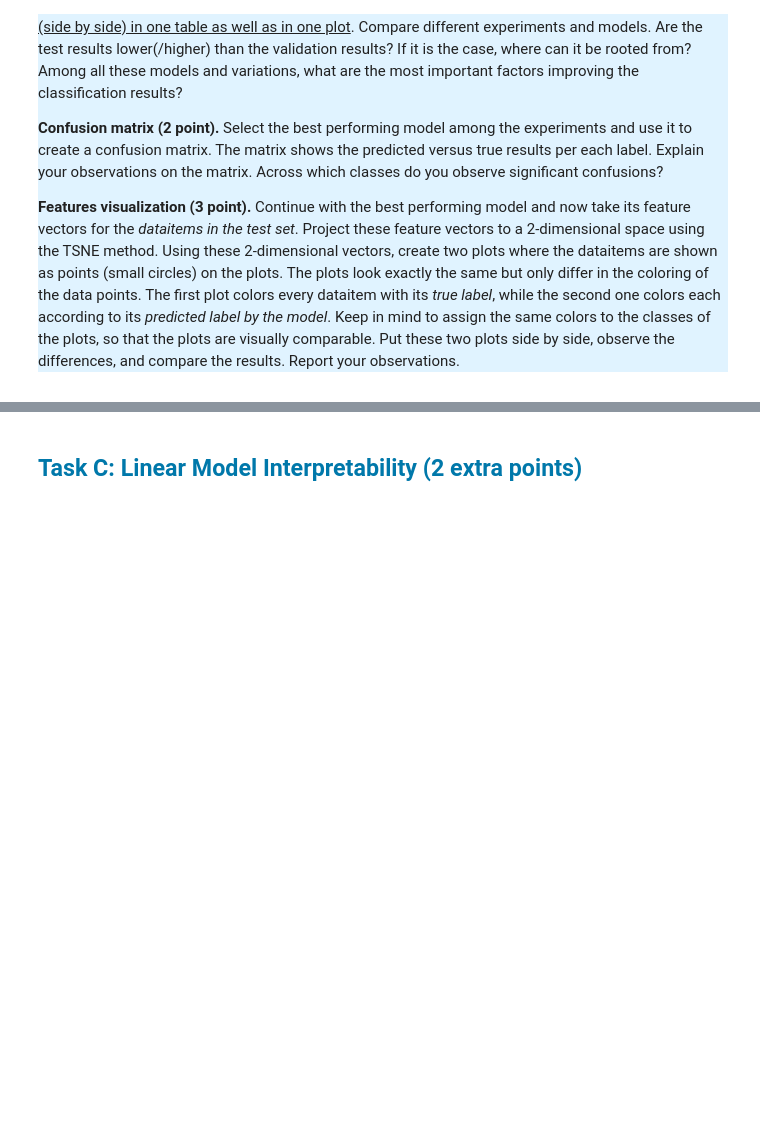
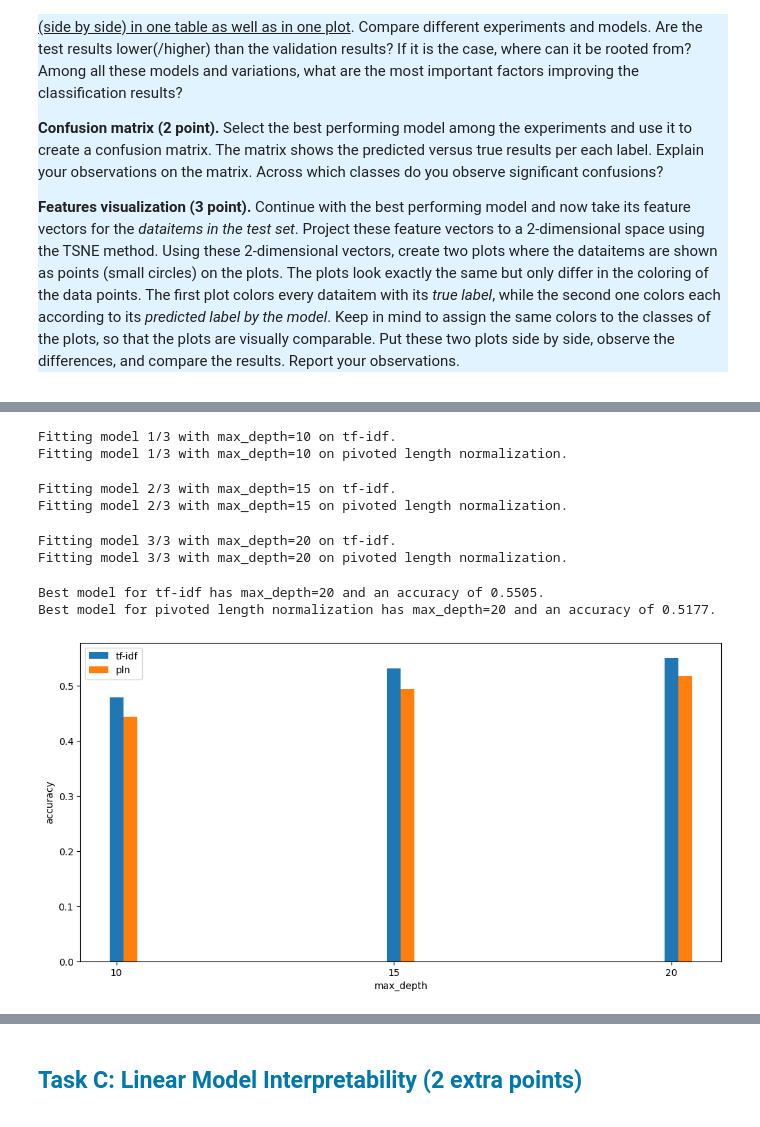
Before and after one commit to th3lias/Natural-Language-Processing, a Jupyter notebook: Assignment 1/Assignment1.ipynb, the cells around one changed output, grey strips where cells are left out. Saved outputs shown, nothing was run; the diff lists cells and outputs as text; code cells hidden in the pictures; blank space fills up the shorter version.

```diff
--- a/Assignment 1/Assignment1.ipynb
+++ b/Assignment 1/Assignment1.ipynb
@@ -448,19 +393,0 @@ Accuracy on test set is 0.7900.
-# %%
-# train a kernel svm model
-from sklearn.svm import SVC
-
-svm = SVC(kernel="rbf", gamma="scale")
-svm.fit(doc_matr_train[:, :-1], doc_matr_train[:, -1].astype(int))
-
-# predict labels for validation set
-pred_val = svm.predict(doc_matr_val[:, :-1])
-pred_val
-
-# calculate accuracy
-acc_val = accuracy_score(doc_matr_val[:, -1].astype(int), pred_val)
-print(f"Accuracy on validation set is {acc_val:.4f}.")
-
-# calculate accuracy on test set
-pred_test = svm.predict(doc_matr_test[:, :-1])
-acc_test = accuracy_score(doc_matr_test[:, -1].astype(int), pred_test)
-print(f"Accuracy on test set is {acc_test:.4f}.")
@@ -470,34 +416,49 @@ Accuracy on test set is 0.6563.
 # %%
-# Logistic Regression and Hyperparameter l1_ratio with ElasticNet regularization
-param_grid = [0., 0.5, 1.]
-current_best_model_tf_idf_lr, current_best_model_pln_lr = None, None
-acc_val_tf_idf_lr, acc_val_pln_lr = [], []
-
+# Decision Tree and Hyperparameter max_depth
+from sklearn.tree import DecisionTreeClassifier
+from sklearn.metrics import accuracy_score
 from tqdm import tqdm
 
-for i, l1_ratio in tqdm(enumerate(param_grid)):
-    log_reg = LogisticRegression(max_iter=700, penalty="elasticnet", l1_ratio=l1_ratio, solver="saga")
-    log_reg.fit(tf_idf_train[:, :-1], tf_idf_train[:, -1].astype(int))
-    pred_val = log_reg.predict(tf_idf_val[:, :-1])
-    acc_val_tf_idf_lr.append(accuracy_score(tf_idf_val[:, -1].astype(int), pred_val))
-    if current_best_model_tf_idf_lr is None or acc_val_tf_idf_lr[i] > current_best_model_tf_idf_lr[1]:
-        current_best_model_tf_idf_lr = (log_reg, acc_val_tf_idf_lr[i])
 
-    log_reg = LogisticRegression(max_iter=700, penalty="elasticnet", l1_ratio=l1_ratio, solver="saga")
-    log_reg.fit(pln_train[:, :-1], pln_train[:, -1].astype(int))
-    pred_val = log_reg.predict(pln_val[:, :-1])
-    acc_val_pln_lr.append(accuracy_score(pln_val[:, -1].astype(int), pred_val))
-    if current_best_model_pln_lr is None or acc_val_pln_lr[i] > current_best_model_pln_lr[1]:
-        current_best_model_pln_lr = (log_reg, acc_val_pln_lr[i])
+param_grid = [10, 15, 20]
+current_best_model_tf_idf_dt, current_best_model_pln_dt = None, None
+acc_val_tf_idf_dt, acc_val_pln_dt = [], []
 
-print(f"Best model for tf-idf has l1_ratio={current_best_model_tf_idf[0].l1_ratio} and an accuracy of {current_best_model_tf_idf[1]:.4f}.")
-print(f"Best model for pivoted length normalization has l1_ratio={current_best_model_pln[0].l1_ratio} and an accuracy of {current_best_model_pln[1]:.4f}.")
+for i, max_depth in tqdm(enumerate(param_grid)):
+    print(f"Fitting model {i+1}/{len(param_grid)} with max_depth={max_depth} on tf-idf.")
+    dt = DecisionTreeClassifier(max_depth=max_depth)
+    dt.fit(tf_idf_train[:, :-1], tf_idf_train[:, -1].astype(int))
+    pred_val = dt.predict(tf_idf_val[:, :-1])
+    acc_val_tf_idf_dt.append(accuracy_score(tf_idf_val[:, -1].astype(int), pred_val))
+    if current_best_model_tf_idf_dt is None or acc_val_tf_idf_dt[i] > current_best_model_tf_idf_dt[1]:
+        current_best_model_tf_idf_dt = (dt, acc_val_tf_idf_dt[i])
+
+    print(f"Fitting model {i+1}/{len(param_grid)} with max_depth={max_depth} on pivoted length normalization.")
+    dt = DecisionTreeClassifier(max_depth=max_depth)
+    dt.fit(pln_train[:, :-1], pln_train[:, -1].astype(int))
+    pred_val = dt.predict(pln_val[:, :-1])
+    acc_val_pln_dt.append(accuracy_score(pln_val[:, -1].astype(int), pred_val))
+    if current_best_model_pln_dt is None or acc_val_pln_dt[i] > current_best_model_pln_dt[1]:
+        current_best_model_pln_dt = (dt, acc_val_pln_dt[i])
+
+print(f"Best model for tf-idf has max_depth={current_best_model_tf_idf_dt[0].max_depth} and an accuracy of {current_best_model_tf_idf_dt[1]:.4f}.")
+print(f"Best model for pivoted length normalization has max_depth={current_best_model_pln_dt[0].max_depth} and an accuracy of {current_best_model_pln_dt[1]:.4f}.")
 
 plt.figure(figsize=(12, 6))
-plt.bar(param_grid, acc_val_tf_idf_lr, width=0.25, label="tf-idf")
-plt.bar(np.array(param_grid) + 0.25, acc_val_pln_lr, width=0.25, label="pln")
+plt.bar(param_grid, acc_val_tf_idf_dt, width=0.25, label="tf-idf")
+plt.bar(np.array(param_grid) + 0.25, acc_val_pln_dt, width=0.25, label="pln")
 plt.xticks(param_grid, param_grid)
-plt.xlabel("l1_ratio")
+plt.xlabel("max_depth")
 plt.ylabel("accuracy")
 plt.legend()
 plt.show()
+# %% [output]
+Fitting model 1/3 with max_depth=10 on tf-idf.
+Fitting model 1/3 with max_depth=10 on pivoted length normalization.
+Fitting model 2/3 with max_depth=15 on tf-idf.
+Fitting model 2/3 with max_depth=15 on pivoted length normalization.
+Fitting model 3/3 with max_depth=20 on tf-idf.
+Fitting model 3/3 with max_depth=20 on pivoted length normalization.
+Best model for tf-idf has max_depth=20 and an accuracy of 0.5505.
+Best model for pivoted length normalization has max_depth=20 and an accuracy of 0.5177.
+[figure, added]
```
Also changed, not shown: parts of 7 cells of this notebook.
